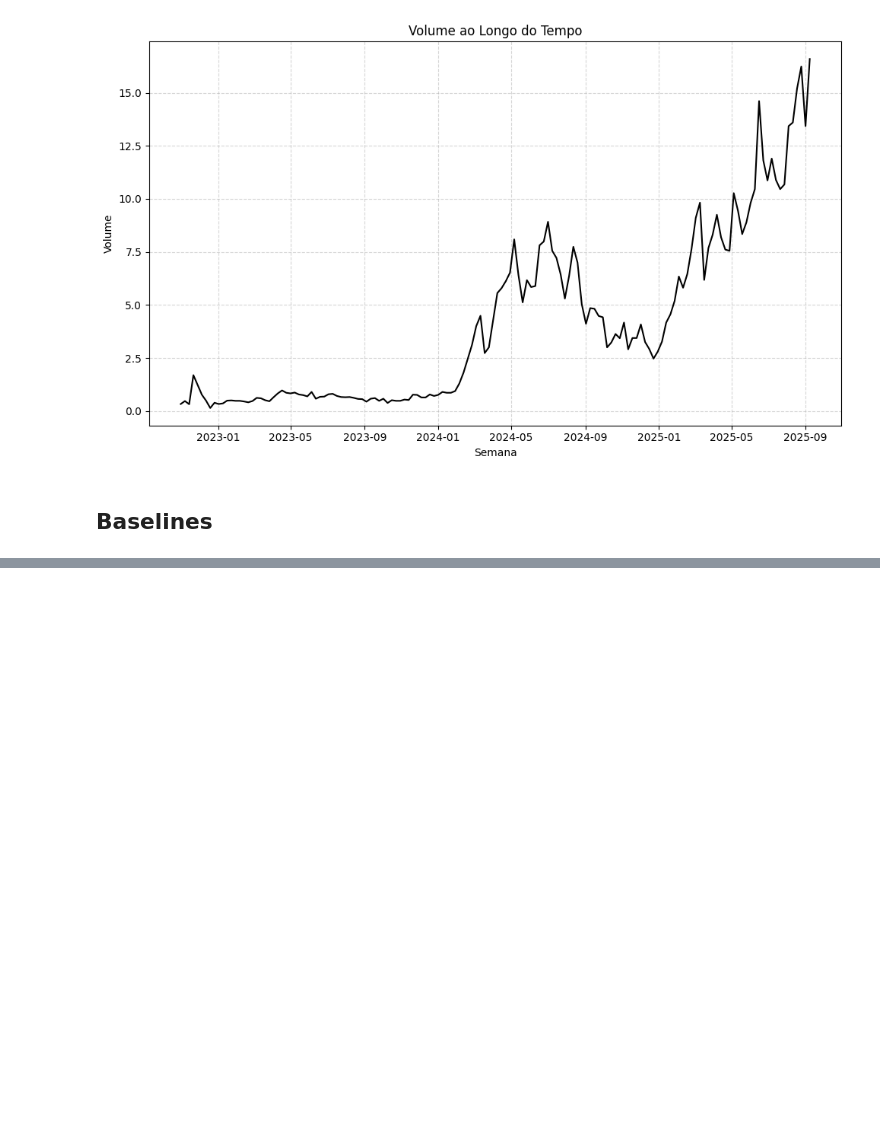
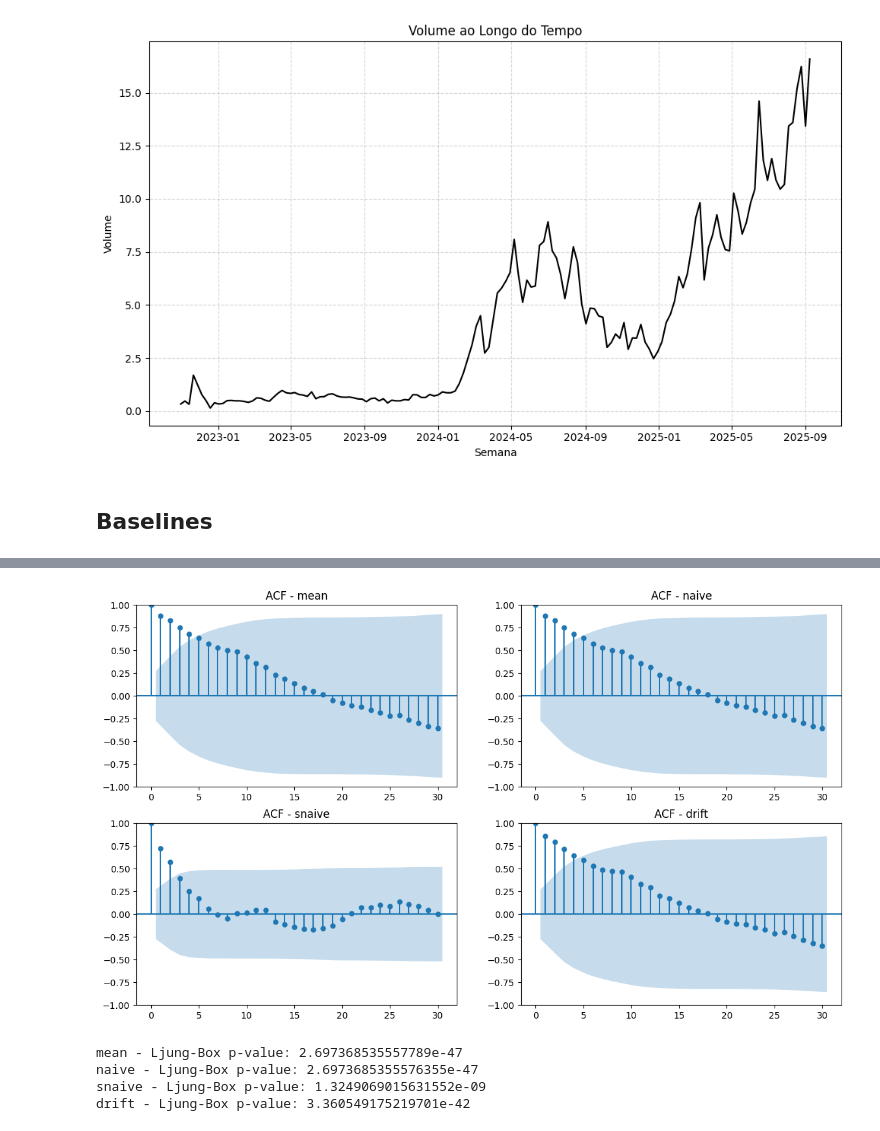
Before and after one commit to LeonardoAleee/analise_st, a Jupyter notebook: trabalho_a1.ipynb, the cells around one changed output, grey strips where cells are left out. Cells and saved outputs as stored; diff of their text form; code cells hidden in the pictures; blank space fills up the shorter version.

```diff
--- a/trabalho_a1.ipynb
+++ b/trabalho_a1.ipynb
@@ -139,0 +154,19 @@ metrics_sktime
+# %%
+fig, axes = plt.subplots(2, 2, figsize=(14, 8))
+
+for ax, (name, res) in zip(axes.flatten(), residuos.items()):
+    plot_acf(res, lags=30, ax=ax)
+    ax.set_title(f"ACF - {name}")
+
+plt.show()
+# %% [output]
+[figure, added]
+# %%
+for name, res in residuos.items():
+    lb_test = acorr_ljungbox(res, lags=[10], return_df=True)
+    print(f"{name} - Ljung-Box p-value: {lb_test["lb_pvalue"].values[0]}")
+# %% [output]
+mean - Ljung-Box p-value: 2.697368535557789e-47
+naive - Ljung-Box p-value: 2.6973685355576355e-47
+snaive - Ljung-Box p-value: 1.3249069015631552e-09
+drift - Ljung-Box p-value: 3.360549175219701e-42
```
Also changed, not shown: parts of 7 cells of this notebook.
